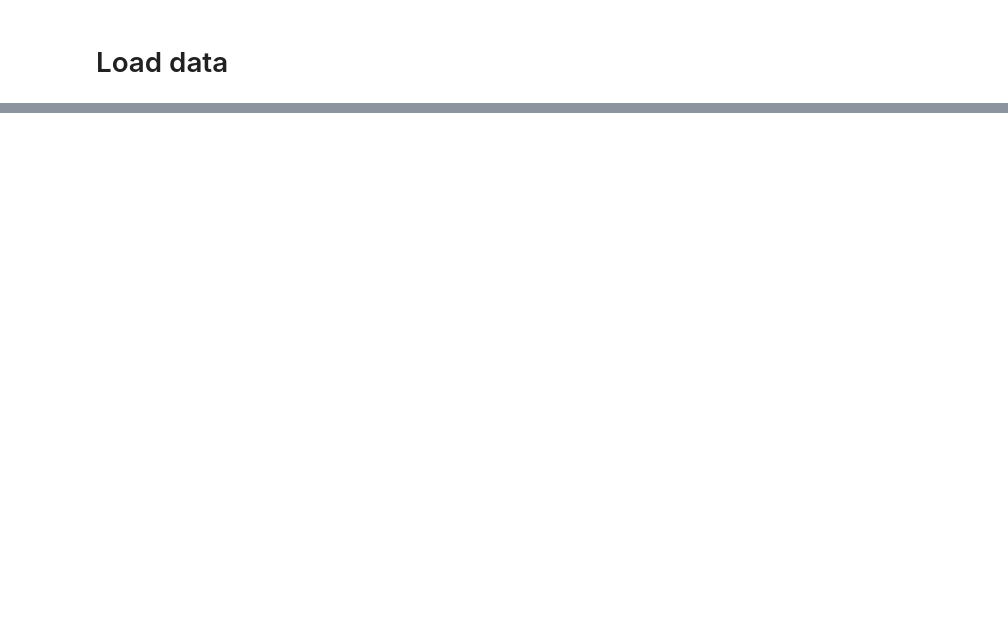
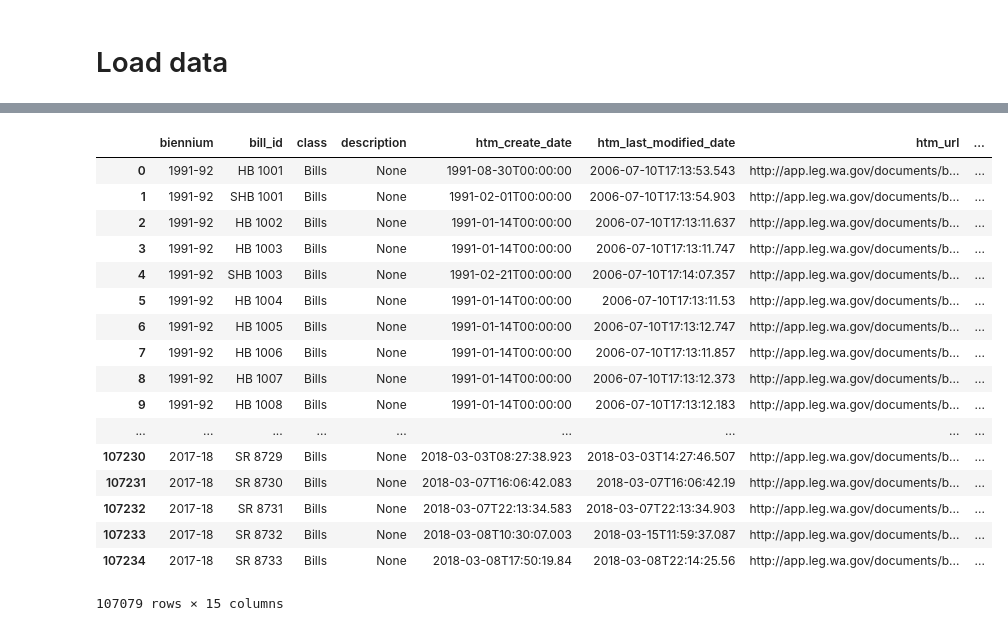
Before and after one commit to ekarboski/washington_state_legislation, a Jupyter notebook: Merging_sponsor_data.ipynb, the cells around one changed output, grey strips where cells are left out. Drawn from its saved outputs; the diff is of its cells as text; code cells hidden in the pictures; blank space fills up the shorter version.

Commit message:
Finish the function merge_sponsor_data_to_bill_df

```diff
--- a/Merging_sponsor_data.ipynb
+++ b/Merging_sponsor_data.ipynb
@@ -99,0 +74,16 @@ sponsor_df_reformatted
+# %%
+MERGED = MERGED.drop(['bill_id_sp', 'bill_num_sp'], axis=1)
+# %%
+MERGED = MERGED[MERGED['primary_sponsor_id'].notnull()]
+# %%
+def merge_sponsor_data_to_bill_df(bill_df, sponsor_df):
+    sponsor_df_unique = create_secondary_sponsor_column(sponsor_df)
+    bill_df['bill_num'] = bill_df['bill_id'].apply(lambda x: x.split()[1] if type(x) == str else x)
+    bill_df['bill_num_unique'] = bill_df['biennium'] + ' ' + bill_df['bill_num']
+
+    MERGED = bill_df.merge(sponsor_df_unique, how='left', on=['bill_num_unique', 'biennium'], suffixes=['', '_sp'])
+    MERGED = MERGED.drop(['bill_id_sp', 'bill_num_sp'], axis=1)
+    MERGED = MERGED[MERGED['primary_sponsor_id'].notnull()]
+    return MERGED
+# %%
+merged = merge_sponsor_data_to_bill_df(bill_df, sponsor_df)
@@ -99,0 +99,21 @@ sponsor_df_reformatted
+# %%
+merged
+# %% [output]
+|  | biennium | bill_id | class | description | htm_create_date | htm_last_modified_date | htm_url | ... |
+| 0 | 1991-92 | HB 1001 | Bills | None | 1991-08-30T00:00:00 | 2006-07-10T17:13:53.543 | http://app.leg.wa.gov/documents/b... | ... |
+| 1 | 1991-92 | SHB 1001 | Bills | None | 1991-02-01T00:00:00 | 2006-07-10T17:13:54.903 | http://app.leg.wa.gov/documents/b... | ... |
+| 2 | 1991-92 | HB 1002 | Bills | None | 1991-01-14T00:00:00 | 2006-07-10T17:13:11.637 | http://app.leg.wa.gov/documents/b... | ... |
+| 3 | 1991-92 | HB 1003 | Bills | None | 1991-01-14T00:00:00 | 2006-07-10T17:13:11.747 | http://app.leg.wa.gov/documents/b... | ... |
+| 4 | 1991-92 | SHB 1003 | Bills | None | 1991-02-21T00:00:00 | 2006-07-10T17:14:07.357 | http://app.leg.wa.gov/documents/b... | ... |
+| 5 | 1991-92 | HB 1004 | Bills | None | 1991-01-14T00:00:00 | 2006-07-10T17:13:11.53 | http://app.leg.wa.gov/documents/b... | ... |
+| 6 | 1991-92 | HB 1005 | Bills | None | 1991-01-14T00:00:00 | 2006-07-10T17:13:12.747 | http://app.leg.wa.gov/documents/b... | ... |
+| 7 | 1991-92 | HB 1006 | Bills | None | 1991-01-14T00:00:00 | 2006-07-10T17:13:11.857 | http://app.leg.wa.gov/documents/b... | ... |
+| 8 | 1991-92 | HB 1007 | Bills | None | 1991-01-14T00:00:00 | 2006-07-10T17:13:12.373 | http://app.leg.wa.gov/documents/b... | ... |
+| 9 | 1991-92 | HB 1008 | Bills | None | 1991-01-14T00:00:00 | 2006-07-10T17:13:12.183 | http://app.leg.wa.gov/documents/b... | ... |
+| ... | ... | ... | ... | ... | ... | ... | ... | ... |
+| 107230 | 2017-18 | SR 8729 | Bills | None | 2018-03-03T08:27:38.923 | 2018-03-03T14:27:46.507 | http://app.leg.wa.gov/documents/b... | ... |
+| 107231 | 2017-18 | SR 8730 | Bills | None | 2018-03-07T16:06:42.083 | 2018-03-07T16:06:42.19 | http://app.leg.wa.gov/documents/b... | ... |
+| 107232 | 2017-18 | SR 8731 | Bills | None | 2018-03-07T22:13:34.583 | 2018-03-07T22:13:34.903 | http://app.leg.wa.gov/documents/b... | ... |
+| 107233 | 2017-18 | SR 8732 | Bills | None | 2018-03-08T10:30:07.003 | 2018-03-15T11:59:37.087 | http://app.leg.wa.gov/documents/b... | ... |
+| 107234 | 2017-18 | SR 8733 | Bills | None | 2018-03-08T17:50:19.84 | 2018-03-08T22:14:25.56 | http://app.leg.wa.gov/documents/b... | ... |
+107079 rows × 15 columns
```
Also changed, not shown: parts of 10 cells of this notebook.
